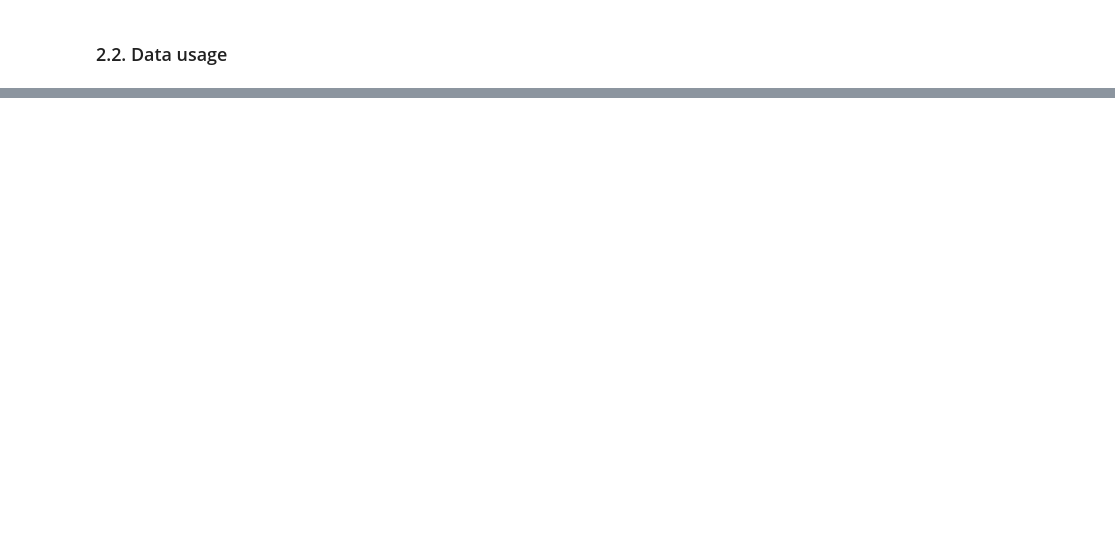
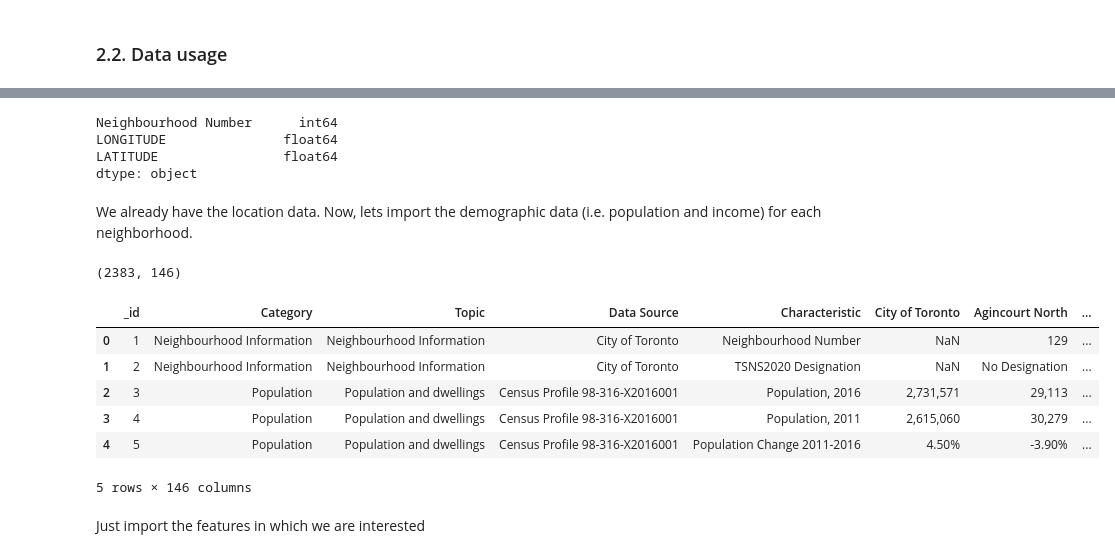
Before and after one commit to mateocangrejo/Coursera_Capstone, a Jupyter notebook: The battle of Neighborehoods.ipynb, the cells around one changed output, grey strips where cells are left out. Saved outputs shown, nothing was run; the diff lists cells and outputs as text; code cells hidden in the pictures; blank space fills up the shorter version.

```diff
--- a/The battle of Neighborehoods.ipynb
+++ b/The battle of Neighborehoods.ipynb
@@ -45,0 +85,28 @@ We propose that is a benefit to the new restaurant to have higher values in popu
+# %%
+df_loc.dtypes
+# %% [output]
+Neighbourhood Number      int64
+LONGITUDE               float64
+LATITUDE                float64
+dtype: object
+# %% [markdown]
+We already have the location data. Now, lets import the demographic data (i.e. population and income) for each neighborhood.
+# %%
+body = client_061628de36364a85bb22e916f5825534.get_object(Bucket='capstonecoursera-donotdelete-pr-8yean8caiiodkk',Key='neighbourhood-profiles-2016-csv (2).csv')['Body']
+# add missing __iter__ method, so pandas accepts body as file-like object
+if not hasattr(body, "__iter__"): body.__iter__ = types.MethodType( __iter__, body )
+
+df_demo = pd.read_csv(body)
+print(df_demo.shape)
+df_demo.head()
+# %% [output]
+(2383, 146)
+|  | _id | Category | Topic | Data Source | Characteristic | City of Toronto | Agincourt North | ... |
+| 0 | 1 | Neighbourhood Information | Neighbourhood Information | City of Toronto | Neighbourhood Number | NaN | 129 | ... |
+| 1 | 2 | Neighbourhood Information | Neighbourhood Information | City of Toronto | TSNS2020 Designation | NaN | No Designation | ... |
+| 2 | 3 | Population | Population and dwellings | Census Profile 98-316-X2016001 | Population, 2016 | 2,731,571 | 29,113 | ... |
+| 3 | 4 | Population | Population and dwellings | Census Profile 98-316-X2016001 | Population, 2011 | 2,615,060 | 30,279 | ... |
+| 4 | 5 | Population | Population and dwellings | Census Profile 98-316-X2016001 | Population Change 2011-2016 | 4.50% | -3.90% | ... |
+5 rows × 146 columns
+# %% [markdown]
+Just import the features in which we are interested
```
Also changed, not shown: parts of 99 cells of this notebook.
